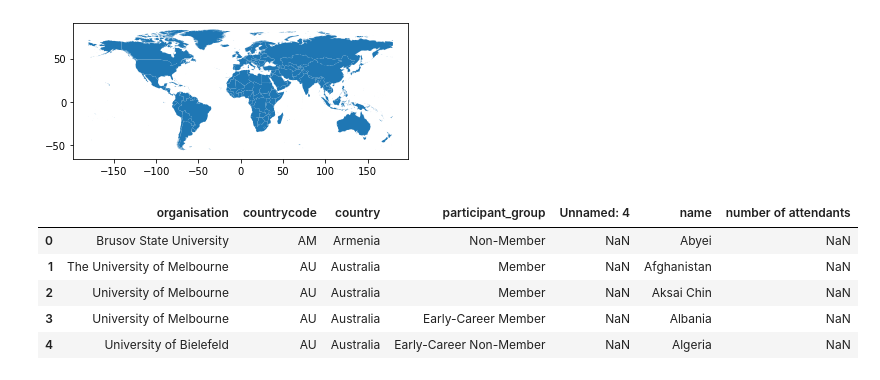
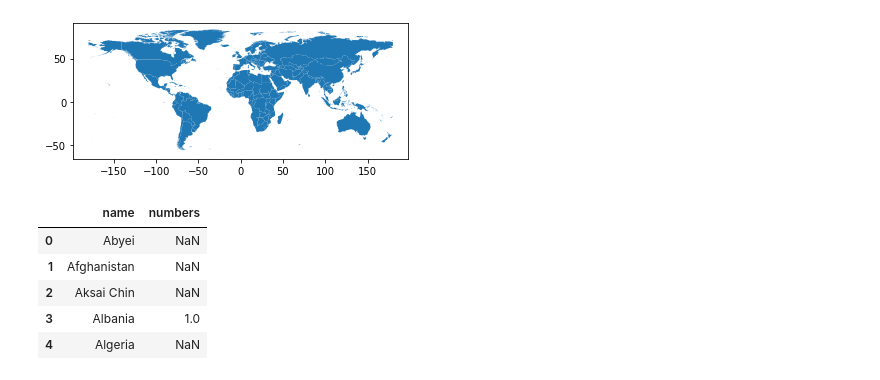
Before and after one commit to alyssageorgee/uaces, a Jupyter notebook: 2022 Data/Map.ipynb, the cells around one changed output. Saved outputs shown, nothing was run; the diff lists cells and outputs as text; code cells hidden in the pictures.

Commit message:
members map

```diff
--- a/2022 Data/Map.ipynb
+++ b/2022 Data/Map.ipynb
@@ -19,15 +19,15 @@ map_df.plot()
 <AxesSubplot:>
 [figure]
 # %%
-df =pd.read_excel('Attendees/2021 Virtual.xlsx')
+df =pd.read_excel('Members 2022.xlsx')
 df.head()
 # %% [output]
-|  | organisation | countrycode | country | participant_group | Unnamed: 4 | name | number of attendants |
-| 0 | Brusov State University | AM | Armenia | Non-Member | NaN | Abyei | NaN |
-| 1 | The University of Melbourne | AU | Australia | Member | NaN | Afghanistan | NaN |
-| 2 | University of Melbourne | AU | Australia | Member | NaN | Aksai Chin | NaN |
-| 3 | University of Melbourne | AU | Australia | Early-Career Member | NaN | Albania | NaN |
-| 4 | University of Bielefeld | AU | Australia | Early-Career Non-Member | NaN | Algeria | NaN |
+|  | name | numbers |
+| 0 | Abyei | NaN |
+| 1 | Afghanistan | NaN |
+| 2 | Aksai Chin | NaN |
+| 3 | Albania | 1.0 |
+| 4 | Algeria | NaN |
 # %%
 df_merged = pd.merge(map_df,df)
 df_merged.head()
```
Also changed, not shown: parts of 2 cells of this notebook, 6 other files.
